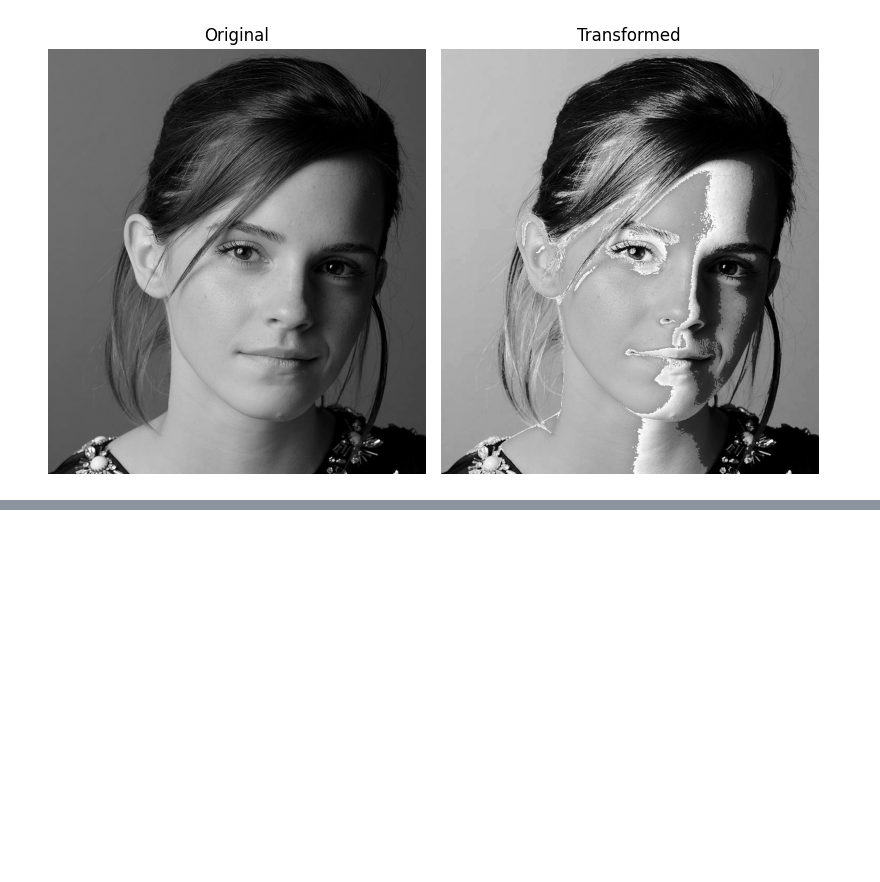
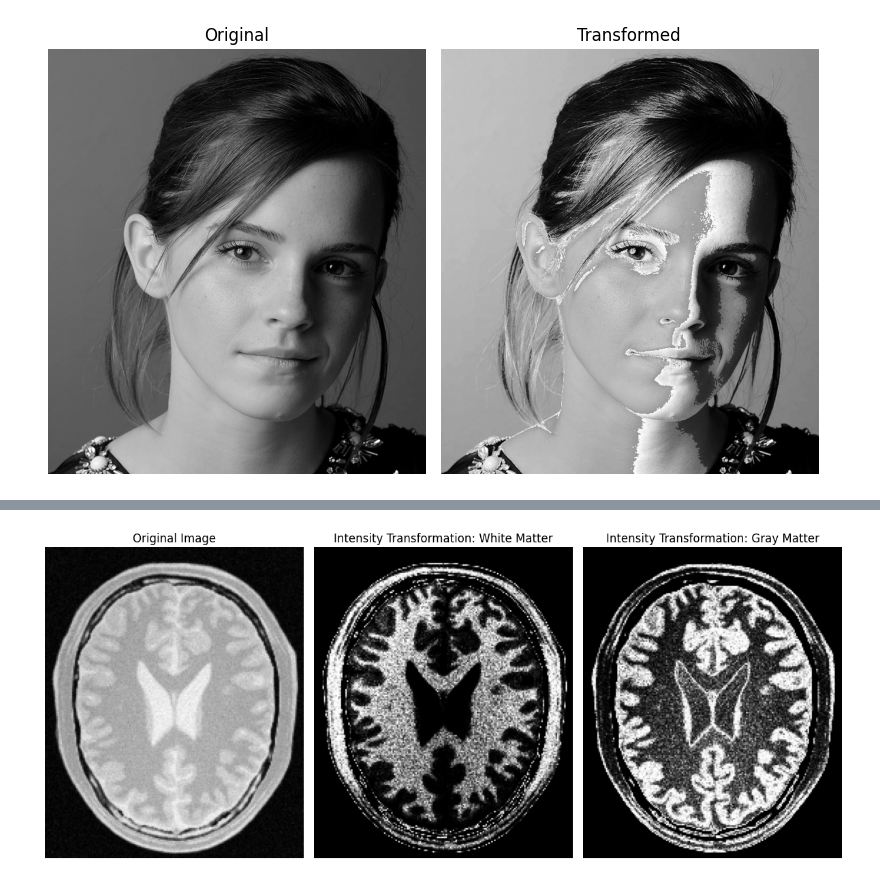
Before and after one commit to Shanmathu21/Point-Operations-and-Spatial-Filtering, a Jupyter notebook: assignment_1.ipynb, the cells around one changed output, grey strips where cells are left out. Saved outputs shown, nothing was run; the diff lists cells and outputs as text; code cells hidden in the pictures; blank space fills up the shorter version.

```diff
--- a/assignment_1.ipynb
+++ b/assignment_1.ipynb
@@ -55,0 +90,21 @@ plt.show()
+# %%
+white_transform = T_wm[brain]
+gray_transform =T_gm[brain]
+
+# Display the images
+fig, ax = plt.subplots(1, 3, figsize=(12,6))
+
+ax[0].imshow(brain, cmap="gray")
+ax[0].set_title('Original Image')
+ax[0].axis("off")
+ax[1].imshow(white_transform, cmap="gray")
+ax[1].set_title('Intensity Transformation: White Matter')
+ax[1].axis("off")
+ax[2].imshow(gray_transform, cmap="gray")
+ax[2].set_title('Intensity Transformation: Gray Matter')
+ax[2].axis("off")
+
+plt.tight_layout()
+plt.show()
+# %% [output]
+[figure, added]
```
Also changed, not shown: parts of 5 cells of this notebook.
